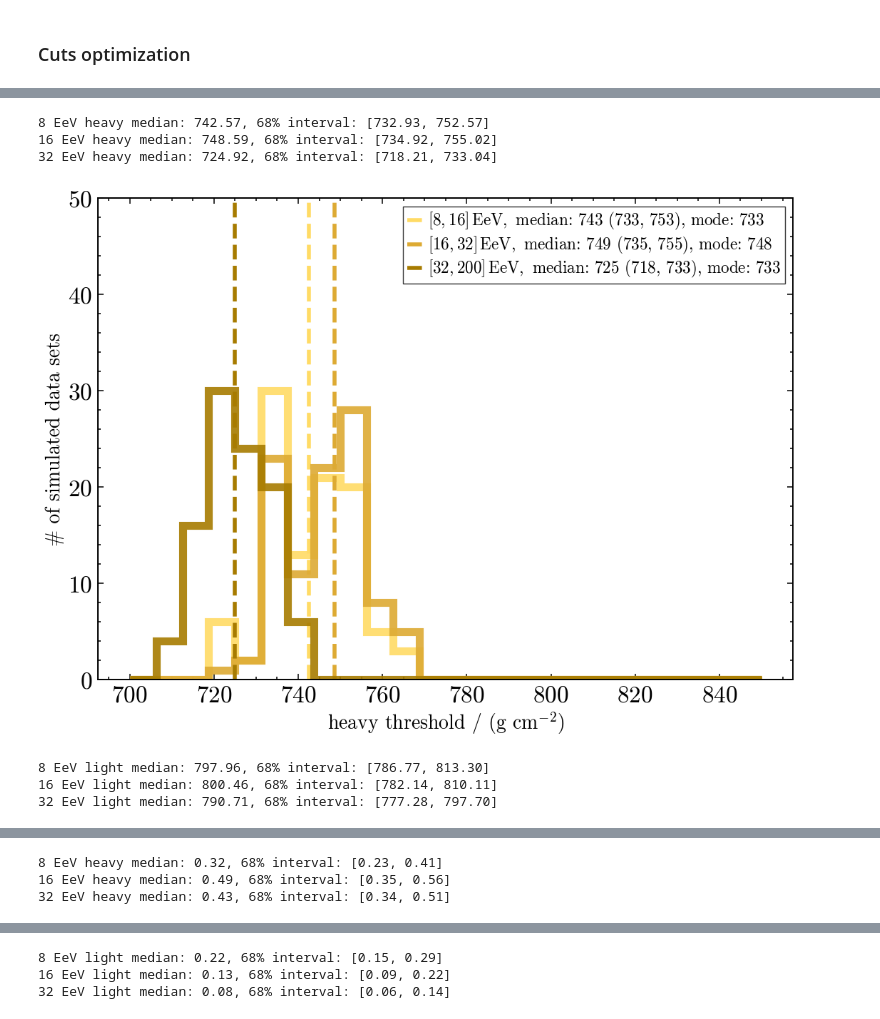
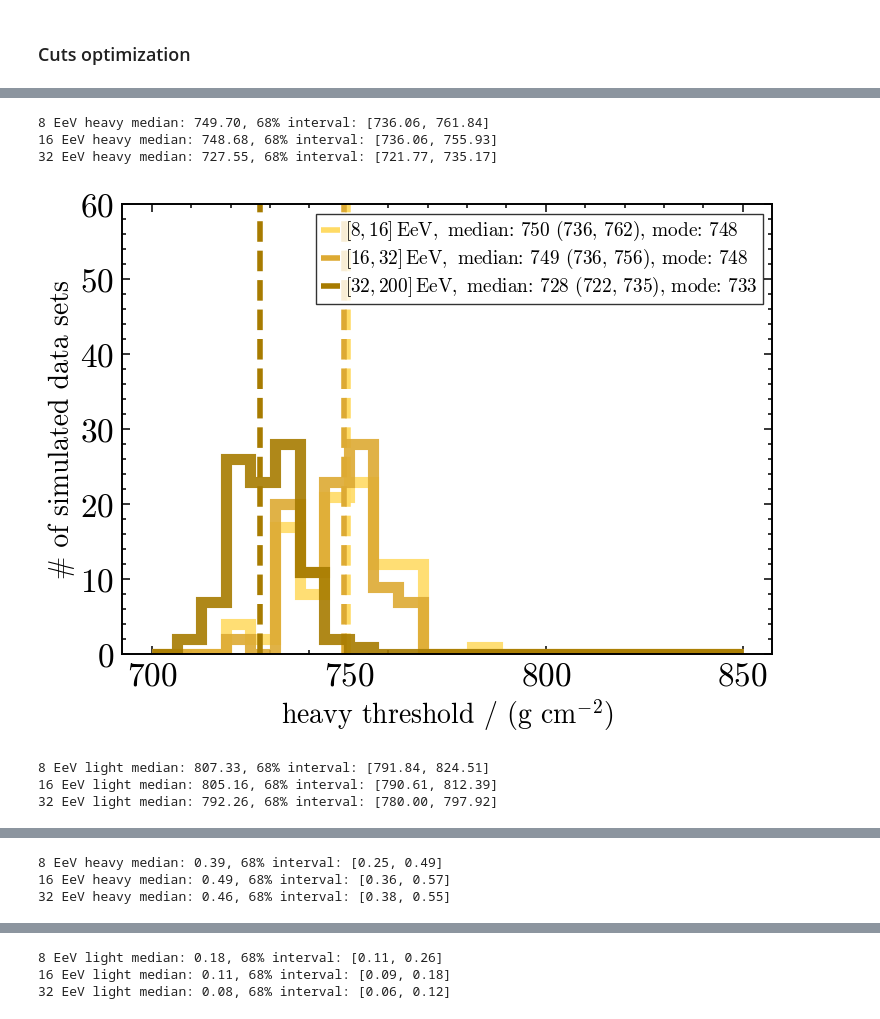
Before and after one commit to paolo-magnani/aixnet_simulations, a Jupyter notebook: plots_laquila.ipynb, the cells around one changed output, grey strips where cells are left out. Drawn from its saved outputs; the diff is of its cells as text; code cells hidden in the pictures.

```diff
--- a/plots_laquila.ipynb
+++ b/plots_laquila.ipynb
@@ -305,6 +320,8 @@ plt.show()
 # %% [markdown]
 ### Cuts optimization
 # %%
+energies = np.array([8e18, 16e18, 32e18, 200e18]) # redefining excluding first bin
+
 keys_to_extract = ['dnn_xmax', 'energy', 'mass'] # energy in EeV
 ddd = file_loader('AixNet_EPOS_test') # remember to change also which key is used in `generate_xmax19()`
 
@@ -313,7 +330,6 @@ ddd = {kk: ddd[kk] for kk in keys_to_extract if kk in ddd} # to get a faster cyc
 ddd = remove_nan_entries(ddd) # needed for KAne
 ene_mask = (ddd['energy']>=8)
 ddd = dict_cutter(ddd, ene_mask)
-print(len(ddd['energy']))
 
 
 print(ddd.keys())
@@ -330,15 +346,15 @@ final_results = {'iter': [], 'emin': [], 'light': [], 'heavy': [], 'frac_l': [],
 
 for k in range(n_samples):
 
-    print('Iteration:', k+1, ' of ', n_samples)
+    print('\rIteration:', k+1, ' of ', n_samples, end='')
     dd = ddd # here I make a copy, so that I can modify it (ddd stays the same for all cycles)
-    print('Original length:', len(dd['energy']))
+    # print('Original length:', len(dd['energy']))
 
     # extract mass fractions
     mf.seed = seed_2[k] # fix seed
     mass_mask = mf.extract_all_fractions(np.log10(dd['energy'])+18, dd['mass']) # log(E/eV) is needed here
     dd = dict_cutter(dd, mass_mask)
-    print('After mass fractions:', len(dd['energy']))
+    # print('After mass fractions:', len(dd['energy']))
 
     # extract spectrum (bin-wise)
     es.seed = seed_3[k] # fix seed
@@ -352,7 +368,7 @@ for k in range(n_samples):
         temp_dict[i] = dict_cutter(temp_dict[i], spectrum_mask)
 
     dd = dict_paster(temp_dict)
-    print('After energy spectrum:', len(dd['energy']))
+    # print('After energy spectrum:', len(dd['energy']))
 
     # define charge
     dd['charge'] = np.empty_like(dd['mass'])
@@ -360,12 +376,9 @@ for k in range(n_samples):
         dd['charge'][np.where(dd['mass']==names[mass])]=charges[mass]
 
     generate_xmax19(dd, 'dnn_xmax', 'energy')
-    # generate_lnA(dd, 'univ_xmax', 'univ_rmu', 'energy') # ONLY WORKS WITH UNIVERSALITY
 
     # estimate best quantiles
     thres_values = np.linspace(np.min(dd['xmax19']), np.max(dd['xmax19']), 27) # 25 values + 2 border values
-    # thres_values = np.linspace(np.min(dd['lnA']), np.max(dd['lnA']), 27) # 25 values + 2 border values
-    # print(thres_values)
     res = { 'emin': [],
             'light': [],
             'heavy': [],
@@ -392,12 +405,10 @@ for k in range(n_samples):
                 thres_l = thres_values[j]
                 mask_h = (data['xmax19']<thres_h)
                 mask_l = (data['xmax19']>thres_l)
-                # mask_h = (data['lnA']<thres_h)
-                # mask_l = (data['lnA']>thres_l)
                 light_frac = dict_cutter(data, mask_l)
                 heavy_frac = dict_cutter(data, mask_h)
 
-                value = smd.quantify_SMD(light_frac['energy'], light_frac['charge'], heavy_frac['energy'], heavy_frac['charge'], d_max=1)
+                value = smd.quantify_SMD(light_frac['energy'], light_frac['charge'], heavy_frac['energy'], heavy_frac['charge'], d_max=d_max)
                 A_l = np.sum(np.log(light_frac['mass']))
                 A_h = np.sum(np.log(heavy_frac['mass']))
 
@@ -444,8 +455,6 @@ for k in range(n_samples):
         final_results['frac_h'].append(frac_h)
 
 
-
-
 # Convert to pandas DataFrame
 df = pd.DataFrame(final_results)
 display(df)
@@ -467,7 +486,7 @@ colors ={'8': '#ffdb65', '16': '#ddaa33', '32': '#a77b00'} # AixNet
 energ = [8, 16, 32, 200]
 bins = np.linspace(700, 850, num=25)
 
-plt.figure(figsize=(15,9))
+plt.figure(figsize=(10,6))
 for i in range(len(energ[:-1])):
     ene = energ[i]
     data = df['heavy'][df['emin'] == ene]
@@ -480,14 +499,14 @@ for i in range(len(energ[:-1])):
     # plt.fill_betweenx([0, plt.gca().get_ylim()[1]], p16, p84, color=colors[f'{ene}'], alpha=0.2)
 
     print(f"{ene} EeV heavy median: {median:.2f}, 68% interval: [{p16:.2f}, {p84:.2f}]")
-plt.legend(fontsize='small')
+plt.legend(fontsize='x-small')
 plt.xlabel(r'heavy threshold / (g cm$^{-2}$)')
 plt.ylabel('# of simulated data sets')
-plt.ylim(0, 50)
+plt.ylim(0, 60)
 plt.show()
 
 
-plt.figure(figsize=(15,9))
+plt.figure(figsize=(10,6))
 for i in range(len(energ[:-1])):
     ene = energ[i]
     data = df['light'][df['emin'] == ene]
@@ -500,16 +519,16 @@ for i in range(len(energ[:-1])):
     # plt.fill_betweenx([0, plt.gca().get_ylim()[1]], p16, p84, color=colors[f'{ene}'], alpha=0.2)
 
     print(f"{ene} EeV light median: {median:.2f}, 68% interval: [{p16:.2f}, {p84:.2f}]")
-plt.legend(fontsize='small', loc='upper left')
+plt.legend(fontsize='x-small', loc='upper left')
 plt.xlabel(r'light threshold / (g cm$^{-2}$)')
 plt.ylabel('# of simulated data sets')
-plt.ylim(0, 50)
+plt.ylim(0, 60)
 plt.show()
 
 bins = np.linspace(0, 1, num=25)
 # fig, ax = plt.subplots(1, 2, figsize=(18, 9), sharey=True)
 # First subplot: light
-plt.figure(figsize=(15, 9))
+plt.figure(figsize=(10,6))
 for i in range(len(energ[:-1])):
     ene = energ[i]
     data = df['frac_h'][df['emin'] == ene]
@@ -519,42 +538,42 @@ for i in range(len(energ[:-1])):
 
     plt.hist(data, histtype='step', fill=False, color=colors[f'{ene}'], lw=8, alpha=0.9, bins=bins)
     plt.axvline(median, ls='--', lw=4,
                   label=rf'$[{ene}, {energ[i+1]}] \, \mathrm{{EeV}},$ median: {median:.2f} ({p16:.2f}, {p84:.2f}), mode: {mode[0]:.2f}',
                   color=colors[f'{ene}'])
     print(f"{ene} EeV heavy median: {median:.2f}, 68% interval: [{p16:.2f}, {p84:.2f}]")
 
-plt.legend(fontsize='small')
+plt.legend(fontsize='x-small')
 plt.xlabel(r'fraction of heaviest events')
 plt.ylabel('# of simulated data sets')
-plt.ylim(0, 50)
+plt.ylim(0, 60)
 plt.show()
 # ax[0].set_ylim(0, 0.7)
 
 # Second subplot: heavy
-plt.figure(figsize=(15, 9))
+plt.figure(figsize=(10,6))
 for i in range(len(energ[:-1])):
     ene = energ[i]
     data = df['frac_l'][df['emin'] == ene]
     median = np.median(data)
     mode = stats.mode(data)
     p16, p84 = np.percentile(data, [16, 84])
 
     plt.hist(data, histtype='step', stacked=False, fill=False, color=colors[f'{ene}'], lw=8, alpha=0.9, bins=bins)
     plt.axvline(median, ls='--', lw=4,
                   label=rf'$[{ene}, {energ[i+1]}] \, \mathrm{{EeV}},$ median: {median:.2f} ({p16:.2f}, {p84:.2f}), mode: {mode[0]:.2f}',
                   color=colors[f'{ene}'])
     print(f"{ene} EeV light median: {median:.2f}, 68% interval: [{p16:.2f}, {p84:.2f}]")
 
-plt.legend(fontsize='small')
+plt.legend(fontsize='x-small')
 plt.xlabel(r'fraction of lightest events')
 plt.ylabel('# of simulated data sets')
-plt.ylim(0, 50)
+plt.ylim(0, 60)
 plt.show()
 # %% [output]
-8 EeV heavy median: 742.57, 68% interval: [732.93, 752.57]
-16 EeV heavy median: 748.59, 68% interval: [734.92, 755.02]
-32 EeV heavy median: 724.92, 68% interval: [718.21, 733.04]
+8 EeV heavy median: 749.70, 68% interval: [736.06, 761.84]
+16 EeV heavy median: 748.68, 68% interval: [736.06, 755.93]
+32 EeV heavy median: 727.55, 68% interval: [721.77, 735.17]
-[figure, old version]
+[figure, new version]
-8 EeV light median: 797.96, 68% interval: [786.77, 813.30]
-16 EeV light median: 800.46, 68% interval: [782.14, 810.11]
-32 EeV light median: 790.71, 68% interval: [777.28, 797.70]
+8 EeV light median: 807.33, 68% interval: [791.84, 824.51]
+16 EeV light median: 805.16, 68% interval: [790.61, 812.39]
+32 EeV light median: 792.26, 68% interval: [780.00, 797.92]
@@ -562,3 +581,3 @@ plt.show()
-8 EeV heavy median: 0.32, 68% interval: [0.23, 0.41]
-16 EeV heavy median: 0.49, 68% interval: [0.35, 0.56]
-32 EeV heavy median: 0.43, 68% interval: [0.34, 0.51]
+8 EeV heavy median: 0.39, 68% interval: [0.25, 0.49]
+16 EeV heavy median: 0.49, 68% interval: [0.36, 0.57]
+32 EeV heavy median: 0.46, 68% interval: [0.38, 0.55]
@@ -566,3 +585,3 @@ plt.show()
-8 EeV light median: 0.22, 68% interval: [0.15, 0.29]
-16 EeV light median: 0.13, 68% interval: [0.09, 0.22]
-32 EeV light median: 0.08, 68% interval: [0.06, 0.14]
+8 EeV light median: 0.18, 68% interval: [0.11, 0.26]
+16 EeV light median: 0.11, 68% interval: [0.09, 0.18]
+32 EeV light median: 0.08, 68% interval: [0.06, 0.12]
```
Also changed, not shown: parts of 7 cells of this notebook, 1 other file.
